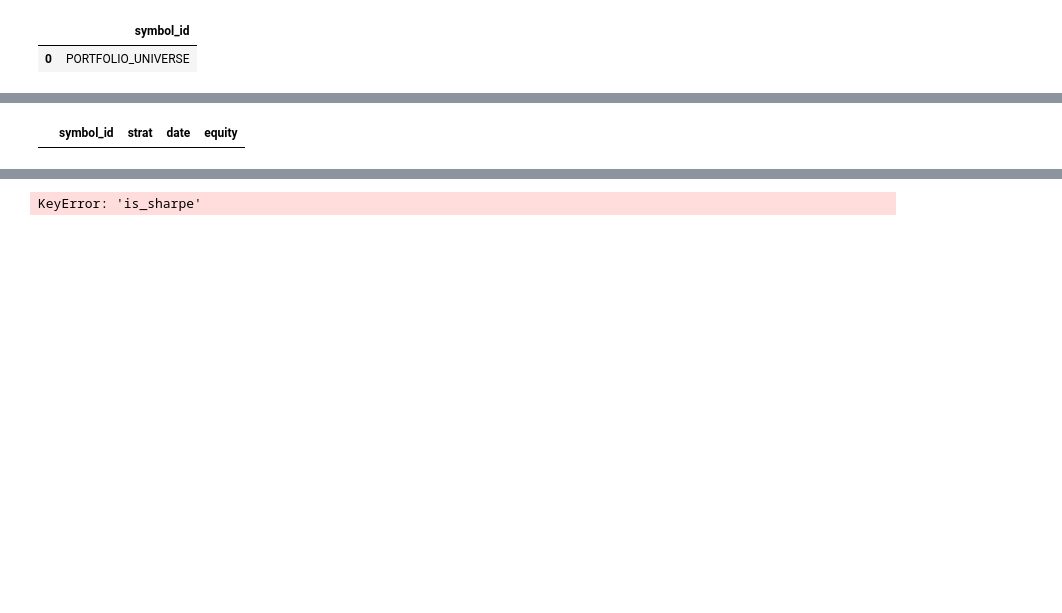
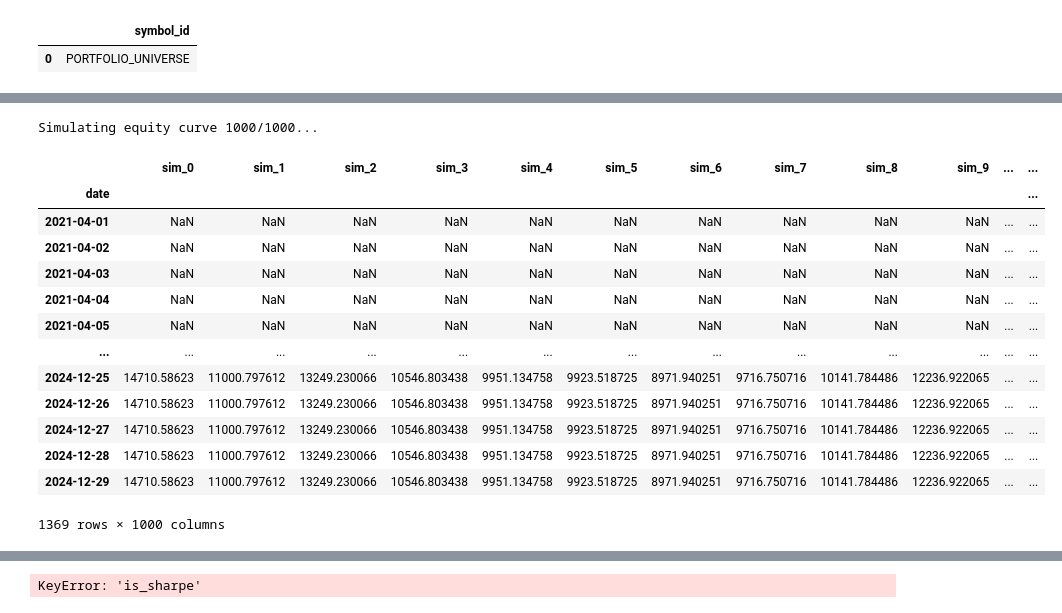
Before and after one commit to Algo-Trading-Project/trading-bot, a Jupyter notebook: notebooks/backtest_dashboard.ipynb, the cells around one changed output, grey strips where cells are left out. Cells and saved outputs as stored; diff of their text form; code cells hidden in the pictures; blank space fills up the shorter version.

```diff
--- a/notebooks/backtest_dashboard.ipynb
+++ b/notebooks/backtest_dashboard.ipynb
@@ -331,4 +342,0 @@ strats
-# %%
-strategy_equity_curve
-# %% [output]
-|  | symbol_id | strat | date | equity |
@@ -384,6 +391,6 @@ strategy_equity_curve = QUERY(
 #     'volume': 'sum',
 # })
 
-monte_carlo_equity_curves = run_monte_carlo_simulation(strategy_equity_curve[['equity']])
-monte_carlo_equity_curves.index = strategy_equity_curve['date']
-monte_carlo_risk_metrics = calculate_monte_carlo_performance_metrics(monte_carlo_equity_curves)
+monte_carlo_equity_curves, monte_carlo_risk_metrics = run_monte_carlo_simulation(trades_data, strategy_equity_curve, 1_000)
+# %% [output]
+Simulating equity curve 1000/1000...
@@ -391,0 +397,17 @@ strategy_equity_curve = strategy_equity_curve.set_index('date')
+# %%
+monte_carlo_equity_curves
+# %% [output]
+|  | sim_0 | sim_1 | sim_2 | sim_3 | sim_4 | sim_5 | sim_6 | sim_7 | sim_8 | sim_9 | ... | ... |
+| date |  |  |  |  |  |  |  |  |  |  |  | ... |
+| 2021-04-01 | NaN | NaN | NaN | NaN | NaN | NaN | NaN | NaN | NaN | NaN | ... | ... |
+| 2021-04-02 | NaN | NaN | NaN | NaN | NaN | NaN | NaN | NaN | NaN | NaN | ... | ... |
+| 2021-04-03 | NaN | NaN | NaN | NaN | NaN | NaN | NaN | NaN | NaN | NaN | ... | ... |
+| 2021-04-04 | NaN | NaN | NaN | NaN | NaN | NaN | NaN | NaN | NaN | NaN | ... | ... |
+| 2021-04-05 | NaN | NaN | NaN | NaN | NaN | NaN | NaN | NaN | NaN | NaN | ... | ... |
+| ... | ... | ... | ... | ... | ... | ... | ... | ... | ... | ... | ... | ... |
+| 2024-12-25 | 14710.58623 | 11000.797612 | 13249.230066 | 10546.803438 | 9951.134758 | 9923.518725 | 8971.940251 | 9716.750716 | 10141.784486 | 12236.922065 | ... | ... |
+| 2024-12-26 | 14710.58623 | 11000.797612 | 13249.230066 | 10546.803438 | 9951.134758 | 9923.518725 | 8971.940251 | 9716.750716 | 10141.784486 | 12236.922065 | ... | ... |
+| 2024-12-27 | 14710.58623 | 11000.797612 | 13249.230066 | 10546.803438 | 9951.134758 | 9923.518725 | 8971.940251 | 9716.750716 | 10141.784486 | 12236.922065 | ... | ... |
+| 2024-12-28 | 14710.58623 | 11000.797612 | 13249.230066 | 10546.803438 | 9951.134758 | 9923.518725 | 8971.940251 | 9716.750716 | 10141.784486 | 12236.922065 | ... | ... |
+| 2024-12-29 | 14710.58623 | 11000.797612 | 13249.230066 | 10546.803438 | 9951.134758 | 9923.518725 | 8971.940251 | 9716.750716 | 10141.784486 | 12236.922065 | ... | ... |
+1369 rows × 1000 columns
```
Also changed, not shown: parts of 20 cells of this notebook, 11 other files.
